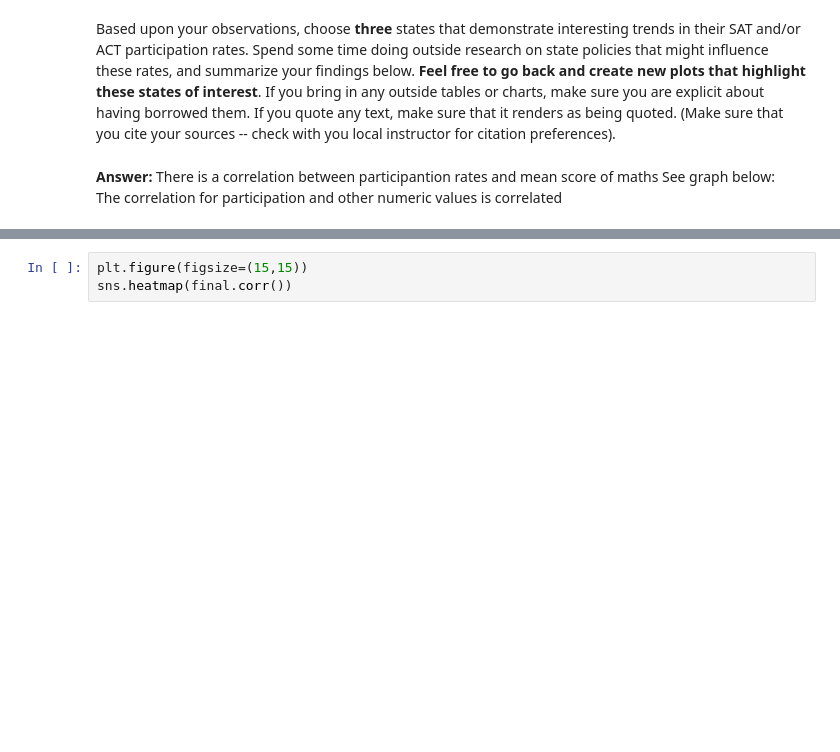
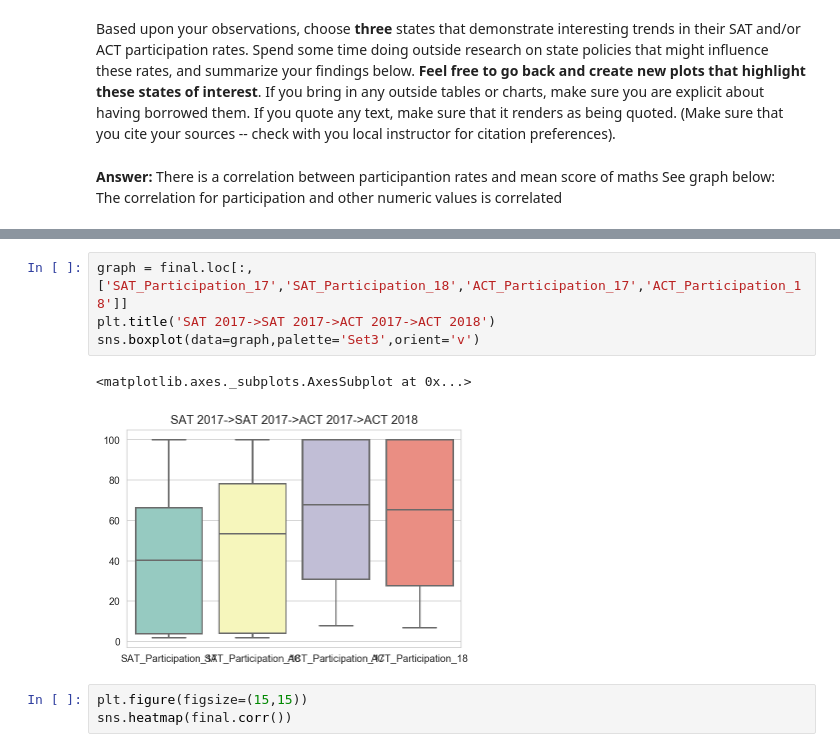
Before and after one commit to UmarKasan/SAT-or-ACT-The-Rise-of-SAT, a Jupyter notebook: project_1/code/ACT & SAT Data Analysis.ipynb, the cells around one changed output, grey strips where cells are left out. Cells and saved outputs as stored; diff of their text form; blank space fills up the shorter version.

```diff
--- a/project_1/code/ACT & SAT Data Analysis.ipynb
+++ b/project_1/code/ACT & SAT Data Analysis.ipynb
@@ -1402,3 +1409,10 @@ The correlation for participation and other numeric values is correlated
+# %%
+graph = final.loc[:,['SAT_Participation_17','SAT_Participation_18','ACT_Participation_17','ACT_Participation_18']]
+plt.title('SAT 2017->SAT 2017->ACT 2017->ACT 2018')
+sns.boxplot(data=graph,palette='Set3',orient='v')
+# %% [output]
+<matplotlib.axes._subplots.AxesSubplot at 0x...>
+[figure, added]
 # %%
 plt.figure(figsize=(15,15))
 sns.heatmap(final.corr())
```
Also changed, not shown: parts of 3 cells of this notebook, 1 other file.
